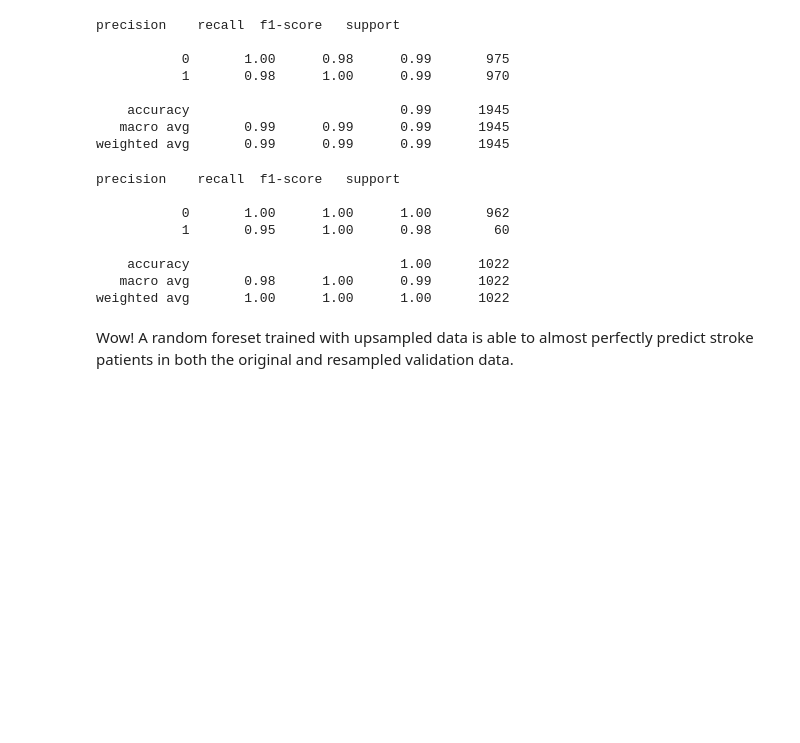
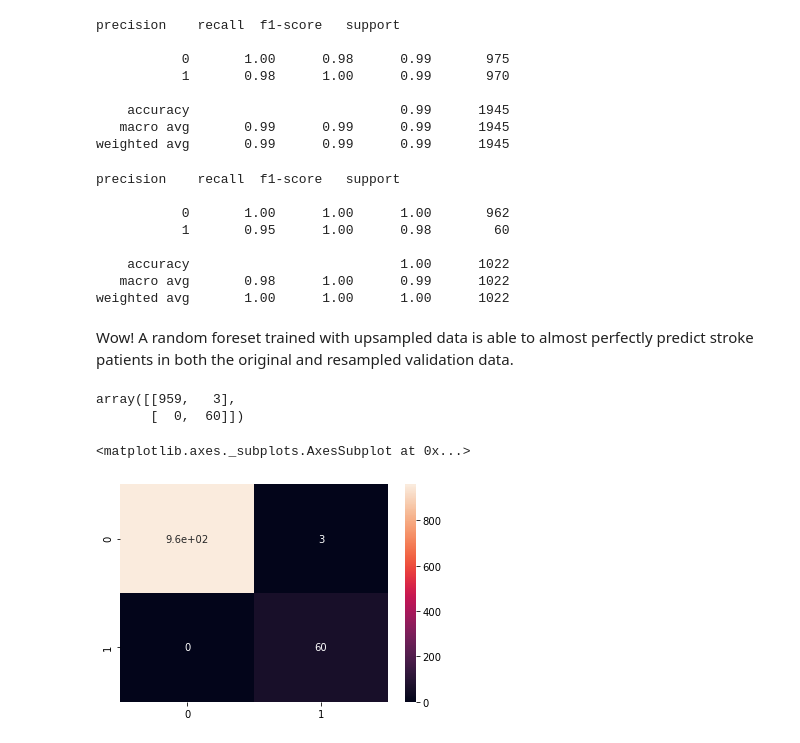
Before and after one commit to jordan-maulino/stroke_prediction, a Jupyter notebook: stroke_prediction.ipynb, the cells around one changed output. Cells and saved outputs as stored; diff of their text form; code cells hidden in the pictures; blank space fills up the shorter version.

```diff
--- a/stroke_prediction.ipynb
+++ b/stroke_prediction.ipynb
@@ -453,0 +460,10 @@ Wow! A random foreset trained with upsampled data is able to almost perfectly pr
+# %%
+confusion_matrix(y_val, rf_preds)
+# %% [output]
+array([[959,   3],
+       [  0,  60]])
+# %%
+sns.heatmap(confusion_matrix(y_val, rf_preds), annot=True)
+# %% [output]
+<matplotlib.axes._subplots.AxesSubplot at 0x...>
+[figure, added]
```
Also changed, not shown: parts of 5 cells of this notebook.
